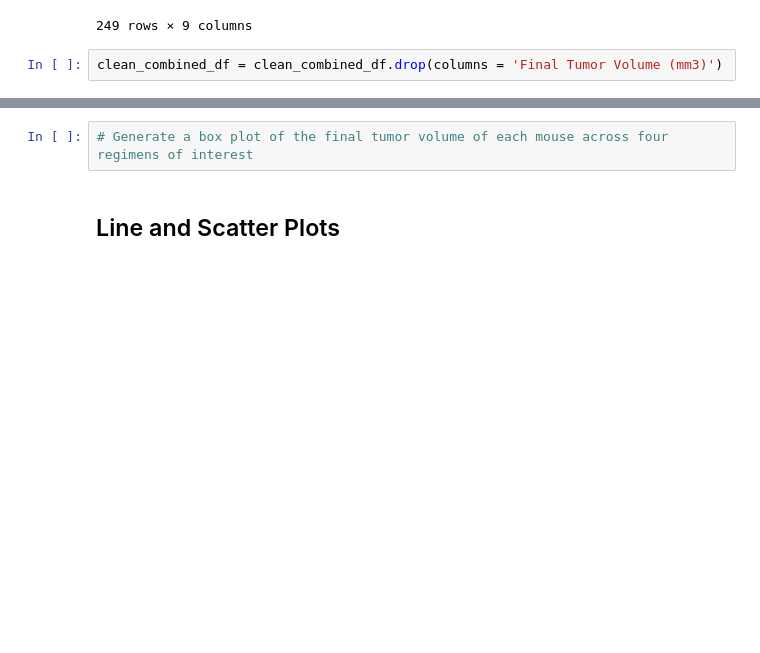
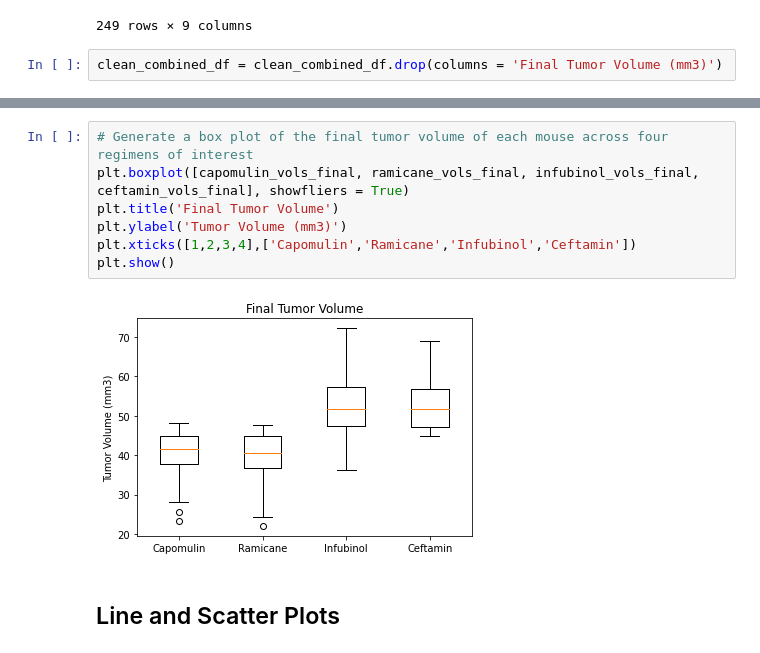
Before and after one commit to MikeEjike/Matplotlib-challenge, a Jupyter notebook: Pymaceuticals/pymaceuticals_starter.ipynb, the cells around one changed output, grey strips where cells are left out. Cells and saved outputs as stored; diff of their text form; blank space fills up the shorter version.

```diff
--- a/Pymaceuticals/pymaceuticals_starter.ipynb
+++ b/Pymaceuticals/pymaceuticals_starter.ipynb
@@ -470,5 +453,12 @@ The lower bound outlier(s):
 # %%
 # Generate a box plot of the final tumor volume of each mouse across four regimens of interest
+plt.boxplot([capomulin_vols_final, ramicane_vols_final, infubinol_vols_final, ceftamin_vols_final], showfliers = True)
+plt.title('Final Tumor Volume')
+plt.ylabel('Tumor Volume (mm3)')
+plt.xticks([1,2,3,4],['Capomulin','Ramicane','Infubinol','Ceftamin'])
+plt.show()
+# %% [output]
+[figure, added]
 # %% [markdown]
 ## Line and Scatter Plots
 # %%
```
Also changed, not shown: parts of 1 cell of this notebook.
